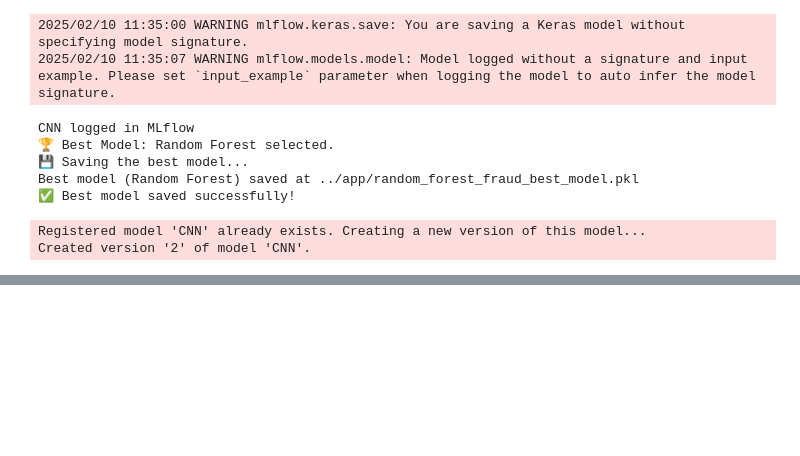
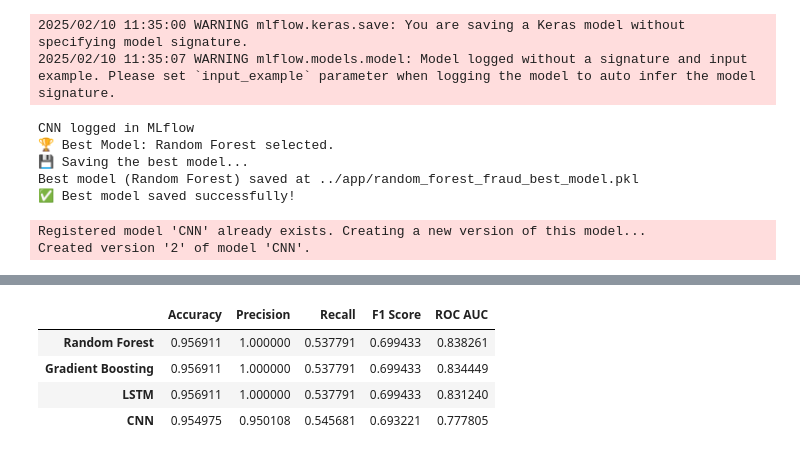
Before and after one commit to Amen-Zelealem/Fraud-Shield-AI, a Jupyter notebook: notebooks/fraud_detection_pipeline.ipynb, the cells around one changed output, grey strips where cells are left out. Drawn from its saved outputs; the diff is of its cells as text; code cells hidden in the pictures; blank space fills up the shorter version.

```diff
--- a/notebooks/fraud_detection_pipeline.ipynb
+++ b/notebooks/fraud_detection_pipeline.ipynb
@@ -374,0 +435,20 @@ Created version '2' of model 'CNN'.
+# %%
+# Create an instance of the fraud detection pipeline
+print("🔧 Creating an instance of the Creditcard Detection Pipeline...")
+model_pipeline = FraudDetectionPipeline(X_train_fd, X_test_fd, y_train_fd, y_test_fd)
+print("✅ Instance created successfully!")
+
+# Add models to the pipeline
+print("➕ Adding models to the pipeline...")
+model_pipeline.add_models()
+print("✅ Models added successfully!")
+
+# Train and evaluate the models, logging with MLflow
+print("📈 Training and Evaluating the Models...")
+best_model, best_model_name = model_pipeline.train_and_evaluate()
+print(f"🏆 Best Model: {best_model_name} selected.")
+
+# Save the best model
+print("💾 Saving the best model...")
+model_pipeline.save_best_model(best_model, best_model_name, 'creditcard')
+print("✅ Best model saved successfully!")
@@ -374,0 +493,11 @@ Created version '2' of model 'CNN'.
+# %%
+# Get the results
+results_creditcard, y_probs_credicard = model_pipeline.get_results()
+# %%
+pd.DataFrame(results_creditcard).T
+# %% [output]
+|  | Accuracy | Precision | Recall | F1 Score | ROC AUC |
+| Random Forest | 0.956911 | 1.000000 | 0.537791 | 0.699433 | 0.838261 |
+| Gradient Boosting | 0.956911 | 1.000000 | 0.537791 | 0.699433 | 0.834449 |
+| LSTM | 0.956911 | 1.000000 | 0.537791 | 0.699433 | 0.831240 |
+| CNN | 0.954975 | 0.950108 | 0.545681 | 0.693221 | 0.777805 |
```
Also changed, not shown: parts of 8 cells of this notebook.
